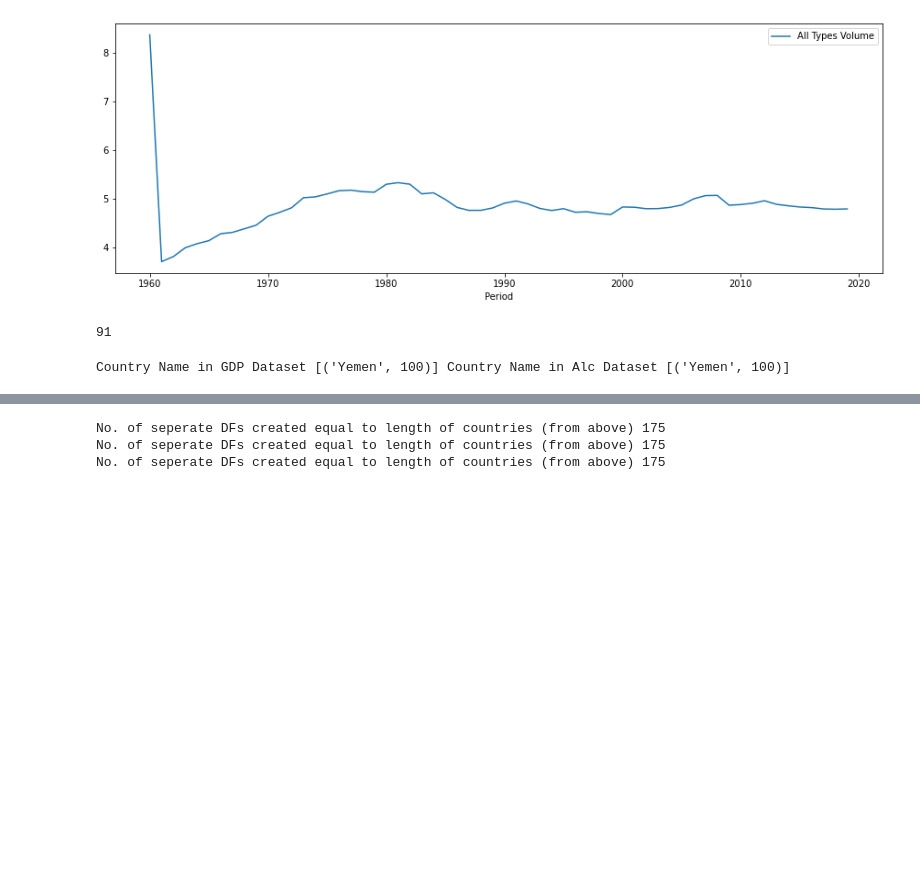
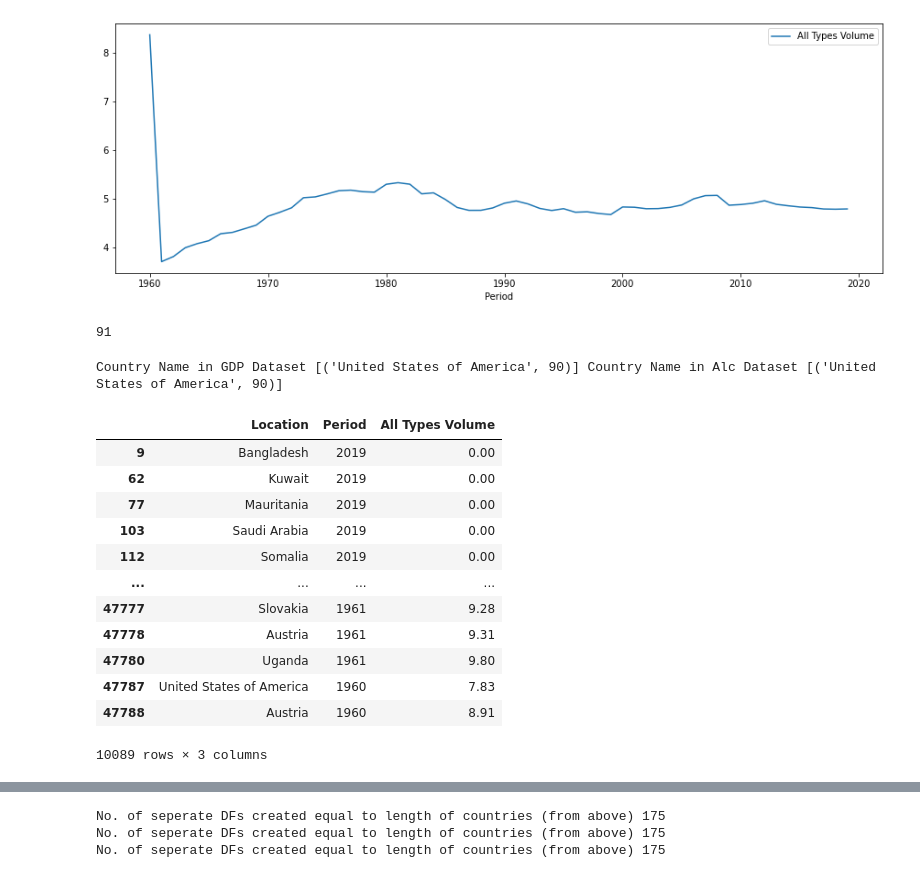
Before and after one commit to stuartbrown4/Big-Data-Assignment, a Jupyter notebook: Data-Handling-01.ipynb, the cells around one changed output, grey strips where cells are left out. Saved outputs shown, nothing was run; the diff lists cells and outputs as text; code cells hidden in the pictures; blank space fills up the shorter version.

```diff
--- a/Data-Handling-01.ipynb
+++ b/Data-Handling-01.ipynb
@@ -123,9 +128,9 @@ print(len(non_match))
 # %%
 # countries with non-matching names - Bahamas, Bolivia, Ivory Coast, Egypt, UK, Gambia, Iran, St. Lucia, Moldova, Macedonia, Tanzania,  USA, Venexuela, Vietnam, Yemen
 
-g, a = NameFinder('Yemen')
+g, a = NameFinder('United States')
 # %% [output]
-Country Name in GDP Dataset [('Yemen', 100)] Country Name in Alc Dataset [('Yemen', 100)]
+Country Name in GDP Dataset [('United States of America', 90)] Country Name in Alc Dataset [('United States of America', 90)]
 # %%
 # replace names is the gdp datasets that don't match with those in the alcohol data
 
@@ -151,6 +156,22 @@ def CountryGDP(country):
     country_gdp = country_gdp.reset_index()
     country_gdp = country_gdp.drop(['index'], axis=1)
     return country_gdp
+# %%
+all_types
+# %% [output]
+|  | Location | Period | All Types Volume |
+| 9 | Bangladesh | 2019 | 0.00 |
+| 62 | Kuwait | 2019 | 0.00 |
+| 77 | Mauritania | 2019 | 0.00 |
+| 103 | Saudi Arabia | 2019 | 0.00 |
+| 112 | Somalia | 2019 | 0.00 |
+| ... | ... | ... | ... |
+| 47777 | Slovakia | 1961 | 9.28 |
+| 47778 | Austria | 1961 | 9.31 |
+| 47780 | Uganda | 1961 | 9.80 |
+| 47787 | United States of America | 1960 | 7.83 |
+| 47788 | Austria | 1960 | 8.91 |
+10089 rows × 3 columns
 # %%
 # function to find the total alcohol consumption of a desired country
 
```
Also changed, not shown: parts of 7 cells of this notebook, 7 other files.
